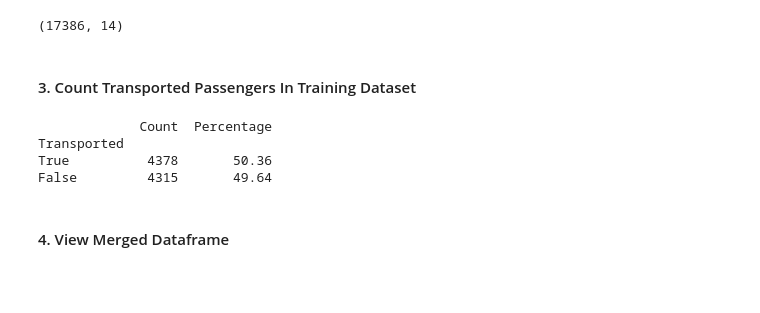
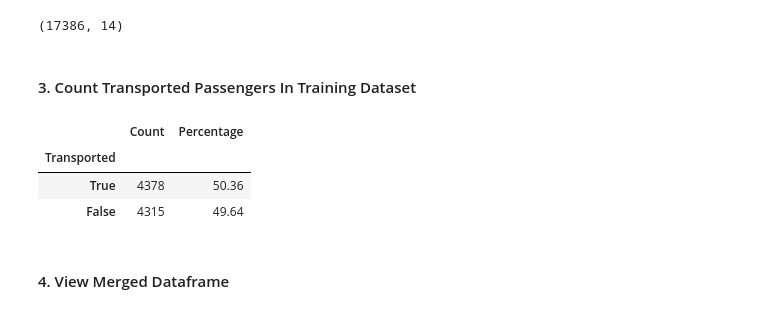
Before and after one commit to LandonWall/lightgbm-shap-analysis, a Jupyter notebook: lightgbm-shap-analysis-spaceship-titanic.ipynb, the cells around one changed output. Saved outputs shown, nothing was run; the diff lists cells and outputs as text; code cells hidden in the pictures; blank space fills up the shorter version.

```diff
--- a/lightgbm-shap-analysis-spaceship-titanic.ipynb
+++ b/lightgbm-shap-analysis-spaceship-titanic.ipynb
@@ -65,19 +65,19 @@ df.shape
 # %%
 transported_counts = train['Transported'].value_counts()
 total_passengers = len(train)
 transported_percentage = ((transported_counts / total_passengers) * 100).round(2)
 
 transported_df = pd.DataFrame({
     'Count': transported_counts,
     'Percentage': transported_percentage
 })
 
-print(transported_df)
+transported_df
 # %% [output]
-             Count  Percentage
-Transported
-True          4378       50.36
-False         4315       49.64
+|  | Count | Percentage |
+| Transported |  |  |
+| True | 4378 | 50.36 |
+| False | 4315 | 49.64 |
 # %% [markdown]
 #### 4. View Merged Dataframe
 # %%
```
Also changed, not shown: parts of 4 cells of this notebook.
